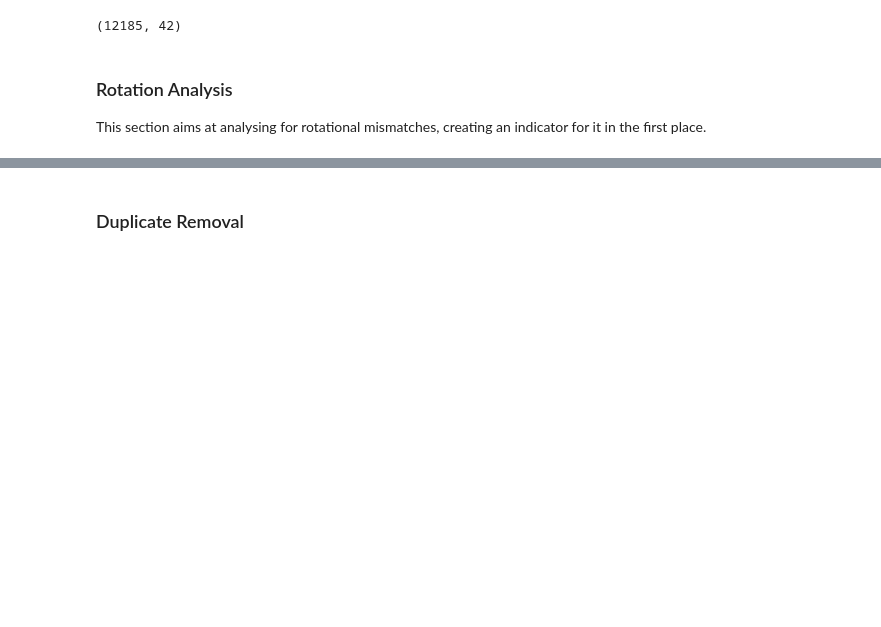
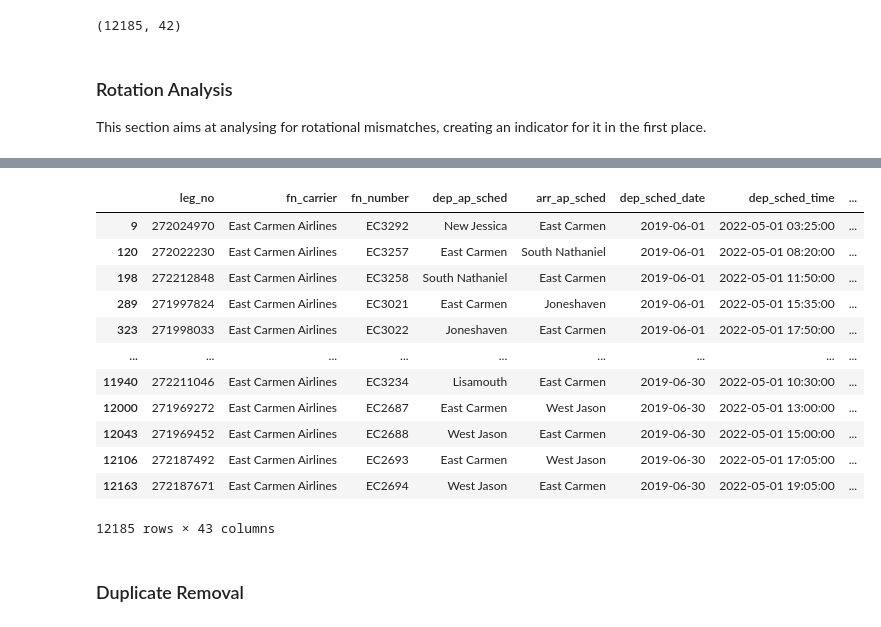
Before and after one commit to Paul1911/Delay-Prediction, a Jupyter notebook: notebooks/EDA.ipynb, the cells around one changed output, grey strips where cells are left out. Saved outputs shown, nothing was run; the diff lists cells and outputs as text; code cells hidden in the pictures; blank space fills up the shorter version.

```diff
--- a/notebooks/EDA.ipynb
+++ b/notebooks/EDA.ipynb
@@ -188,3 +188,32 @@ full_df.shape
 ### Rotation Analysis
 
 This section aims at analysing for rotational mismatches, creating an indicator for it in the first place.
+# %%
+# Sorting data frame correctly
+full_df = full_df.sort_values(by = ['ac_registration_x', 'm_offblockdt']).reset_index(drop = True)
+
+# Create binary column indicating rotational mistakes
+full_df['rot_mismatch'] = np.where(
+    full_df['ac_registration_x'].shift(1).eq(full_df['ac_registration_x']) == True, # Where the registration is the same as the row above
+    ~full_df['arr_ap_sched'].shift(1).eq(full_df['dep_ap_sched']), # Check whether current arr ap is the same as prev. dep ap | Tilde negates the bool value
+    False # Set false in case the registrations are not equal, as then a new ac rotation pattern follows
+)
+
+# Create df with only dep_sched_date and ac_registration of rotational mistakes
+rot_mistakes = full_df[full_df['rot_mismatch'] == True][['dep_sched_date','ac_registration_x']]
+
+# Exclude full day of aircraft if there is one rotational mismatch
+# As a rotational mismatch often causes further mistakes in the following lines, we exclude everything for the moment. By this, we lose 666 observations.
+#flt_info_3_removed_rot_mistakes = flt_info.merge(rot_mistakes, how = 'outer', on = ['dep_sched_date','ac_registration'], indicator = True) # merge with table of rotational mistakes
+#print(flt_info_3_removed_rot_mistakes['_merge'].value_counts())
+#flt_info_3_removed_rot_mistakes = flt_info_3_removed_rot_mistakes[flt_info_3_removed_rot_mistakes['_merge'] == 'left_only'] # Filter out observations occuring in both
+
+# save changed dataframe
+#flt_info_3_removed_rot_mistakes.to_csv(
+#    path_or_buf = 'C:/Users/PC Paul/Documents/Dokumente/DATA SCIENCE/Courses/Model_Engineering/Delay-Prediction/data/interim/flt_info_3_removed_rot_mistakes.csv')
+
+#flt_info = flt_info_3_removed_rot_mistakes
+
+full_df.to_csv('C:/Users/PC Paul/Documents/Dokumente/DATA SCIENCE/Courses/Model_Engineering/Delay-Prediction/data/interim/full_df_rotation_analysis.csv')
+
+rot_mistakes
@@ -190,0 +265,16 @@ This section aims at analysing for rotational mismatches, creating an indicator
+# %%
+full_df
+# %% [output]
+|  | leg_no | fn_carrier | fn_number | dep_ap_sched | arr_ap_sched | dep_sched_date | dep_sched_time | ... |
+| 9 | 272024970 | East Carmen Airlines | EC3292 | New Jessica | East Carmen | 2019-06-01 | 2022-05-01 03:25:00 | ... |
+| 120 | 272022230 | East Carmen Airlines | EC3257 | East Carmen | South Nathaniel | 2019-06-01 | 2022-05-01 08:20:00 | ... |
+| 198 | 272212848 | East Carmen Airlines | EC3258 | South Nathaniel | East Carmen | 2019-06-01 | 2022-05-01 11:50:00 | ... |
+| 289 | 271997824 | East Carmen Airlines | EC3021 | East Carmen | Joneshaven | 2019-06-01 | 2022-05-01 15:35:00 | ... |
+| 323 | 271998033 | East Carmen Airlines | EC3022 | Joneshaven | East Carmen | 2019-06-01 | 2022-05-01 17:50:00 | ... |
+| ... | ... | ... | ... | ... | ... | ... | ... | ... |
+| 11940 | 272211046 | East Carmen Airlines | EC3234 | Lisamouth | East Carmen | 2019-06-30 | 2022-05-01 10:30:00 | ... |
+| 12000 | 271969272 | East Carmen Airlines | EC2687 | East Carmen | West Jason | 2019-06-30 | 2022-05-01 13:00:00 | ... |
+| 12043 | 271969452 | East Carmen Airlines | EC2688 | West Jason | East Carmen | 2019-06-30 | 2022-05-01 15:00:00 | ... |
+| 12106 | 272187492 | East Carmen Airlines | EC2693 | East Carmen | West Jason | 2019-06-30 | 2022-05-01 17:05:00 | ... |
+| 12163 | 272187671 | East Carmen Airlines | EC2694 | West Jason | East Carmen | 2019-06-30 | 2022-05-01 19:05:00 | ... |
+12185 rows × 43 columns
```
Also changed, not shown: parts of 7 cells of this notebook, 2 other files.
